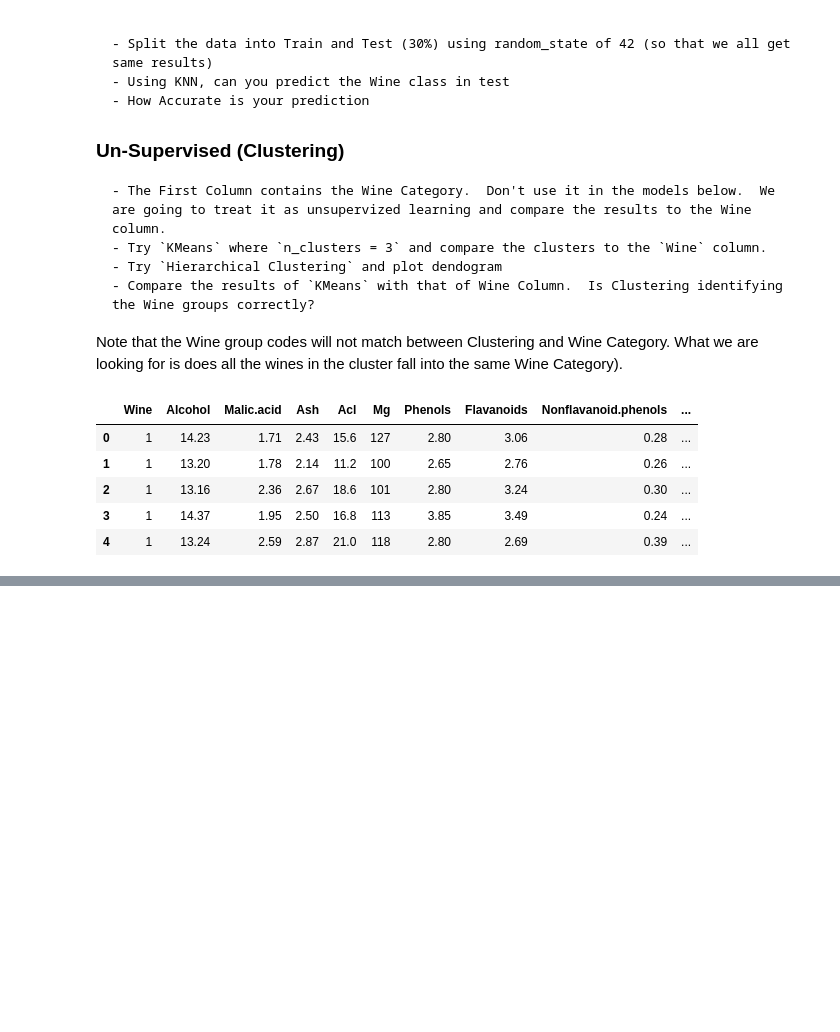
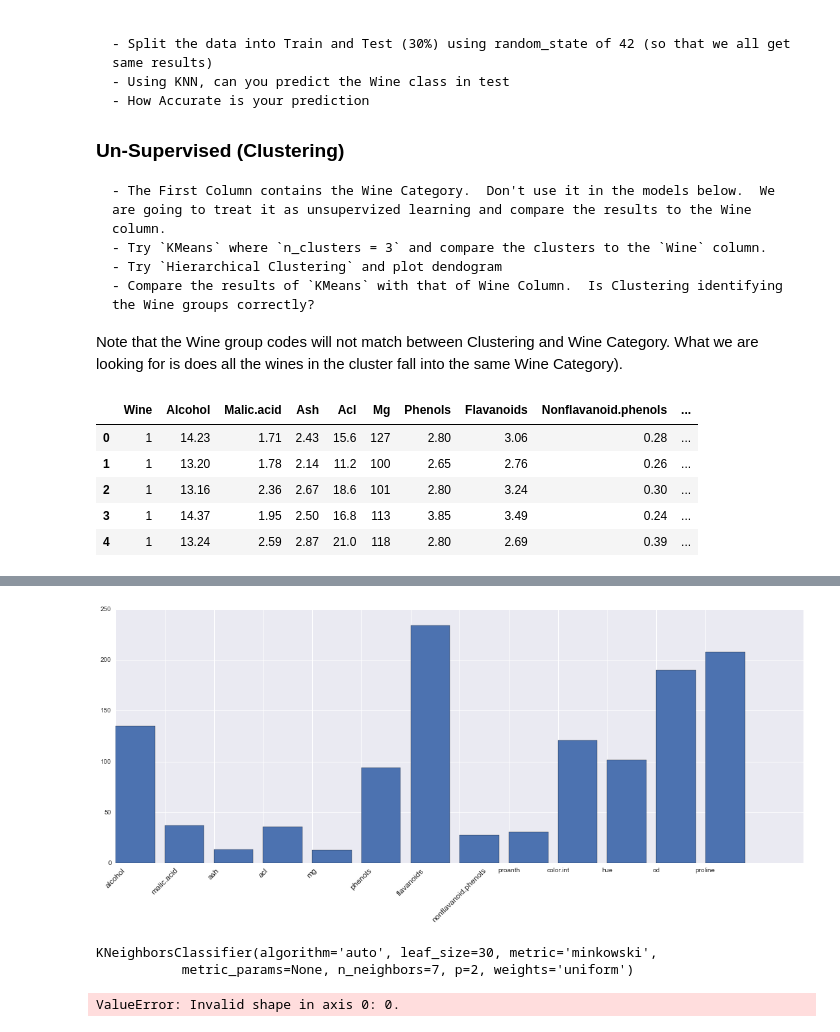
Before and after one commit to git-halvorson/DAT_SF_12, a Jupyter notebook: Homework/HW2-Copy0.ipynb, the cells around one changed output, grey strips where cells are left out. Cells and saved outputs as stored; diff of their text form; code cells hidden in the pictures; blank space fills up the shorter version.

```diff
--- a/Homework/HW2-Copy0.ipynb
+++ b/Homework/HW2-Copy0.ipynb
@@ -69,0 +131,12 @@ AttributeError: 'DataFrame' object has no attribute 'target'
+# %%
+#wine_feature_names = np.array([['alcohol'],
+#       ['malic.acid'], ['ash'],
+#       ['acl']],
+#      )
+
+
+wine_feature_names = (['alcohol',
+       'malic.acid', 'ash', 'acl', 'mg', 'phenols', 'flavanoids', 'nonflavanoid.phenols', 'proanth', 'color.int', 'hue', 'od',
+       'proline']
+      )
+wine_feature_names
@@ -69,0 +157,21 @@ AttributeError: 'DataFrame' object has no attribute 'target'
+# %%
+n = np.arange(len(wine_feature_names))
+
+fig = plt.figure(figsize=(19,7))
+ax = fig.add_subplot(111)
+
+ax.bar(n, feature_selection.f_classif(x, y)[0])
+
+xtickNames = ax.set_xticklabels(wine_feature_names)
+ax.set_xticks(n)
+_ = plt.setp(xtickNames, rotation=45, fontsize=12)
+# %% [output]
+[figure, added]
+# %%
+# create only top features: Flavonids, proline
+
+clf = neighbors.KNeighborsClassifier(7, weights='uniform')
+clf.fit(scale(x[:, [6,12]]), y)
+# %% [output]
+KNeighborsClassifier(algorithm='auto', leaf_size=30, metric='minkowski',
+           metric_params=None, n_neighbors=7, p=2, weights='uniform')
@@ -69,0 +208,6 @@ AttributeError: 'DataFrame' object has no attribute 'target'
+# %%
+xx, yy = np.meshgrid(np.arange(x_min, x_max, h), np.arange(y_min, y_max, h))
+
+Z = clf.predict(np.c_[xx.ravel(), yy.ravel()])
+# %% [output]
+ValueError: Invalid shape in axis 0: 0.
```
Also changed, not shown: parts of 25 cells of this notebook, 1 other file.
